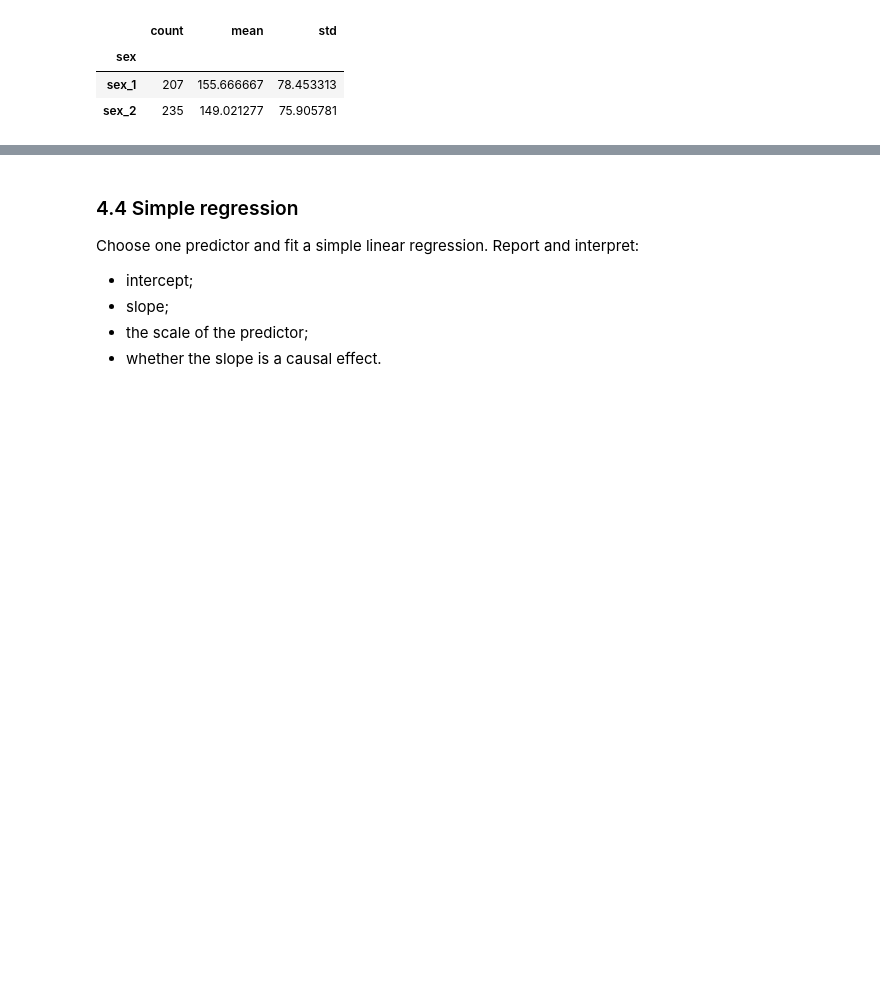
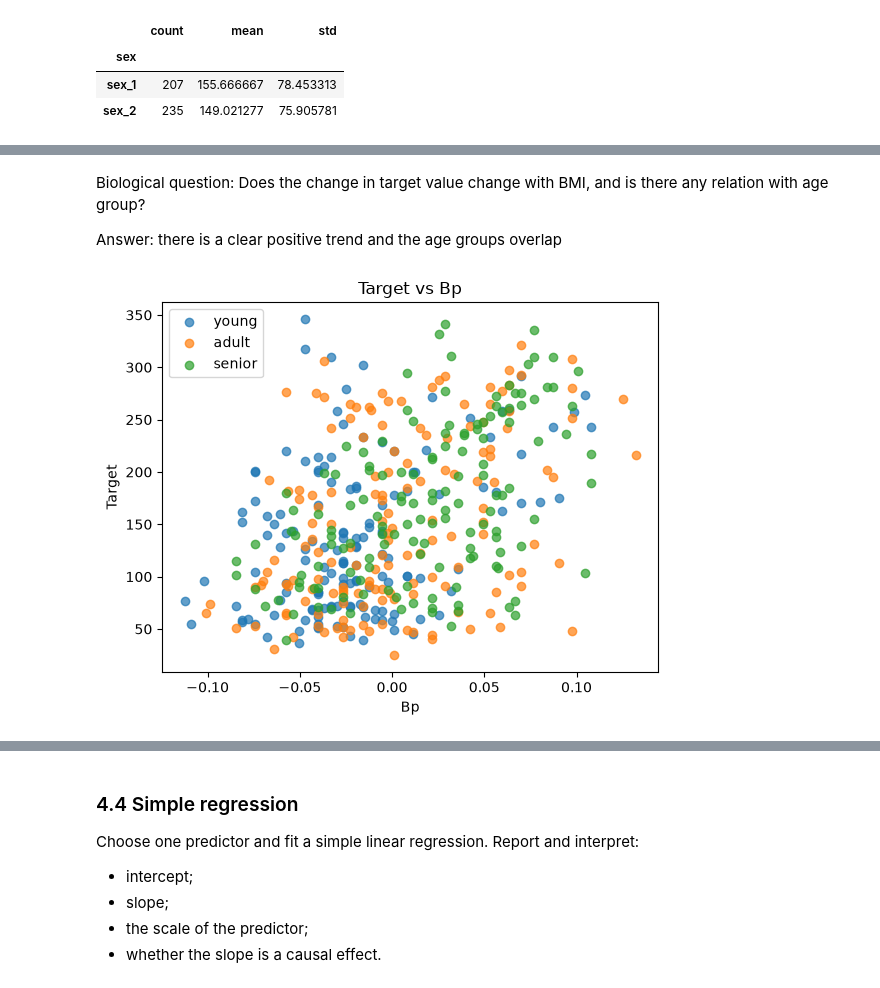
Before and after one commit to ValeriiaZhovannyk/KSE_ML_for_bioinformatics, a Jupyter notebook: my_work/week2/REPORT_TEMPLATE.ipynb, the cells around one changed output, grey strips where cells are left out. Drawn from its saved outputs; the diff is of its cells as text; code cells hidden in the pictures; blank space fills up the shorter version.

```diff
--- a/my_work/week2/REPORT_TEMPLATE.ipynb
+++ b/my_work/week2/REPORT_TEMPLATE.ipynb
@@ -274,0 +321,18 @@ Identify:
+# %% [markdown]
+Biological question: Does the change in target value change with BMI, and is there any relation with age group?
+
+Answer: there is a clear positive trend and the age groups overlap
+# %%
+age_group_colors = {}
+for patients, group in diabetes.dropna(
+    subset=["target", "bmi", "s1", "s2", "s3", "s4", "s5", "s6"]
+).groupby("age_group"):
+    plt.scatter(group["bp"], group["target"], label=patients, alpha=0.7)
+
+plt.xlabel("Bp")
+plt.ylabel("Target")
+plt.title("Target vs Bp")
+plt.legend()
+plt.show()
+# %% [output]
+[figure, added]
```
Also changed, not shown: parts of 43 cells of this notebook, 1 other file.
